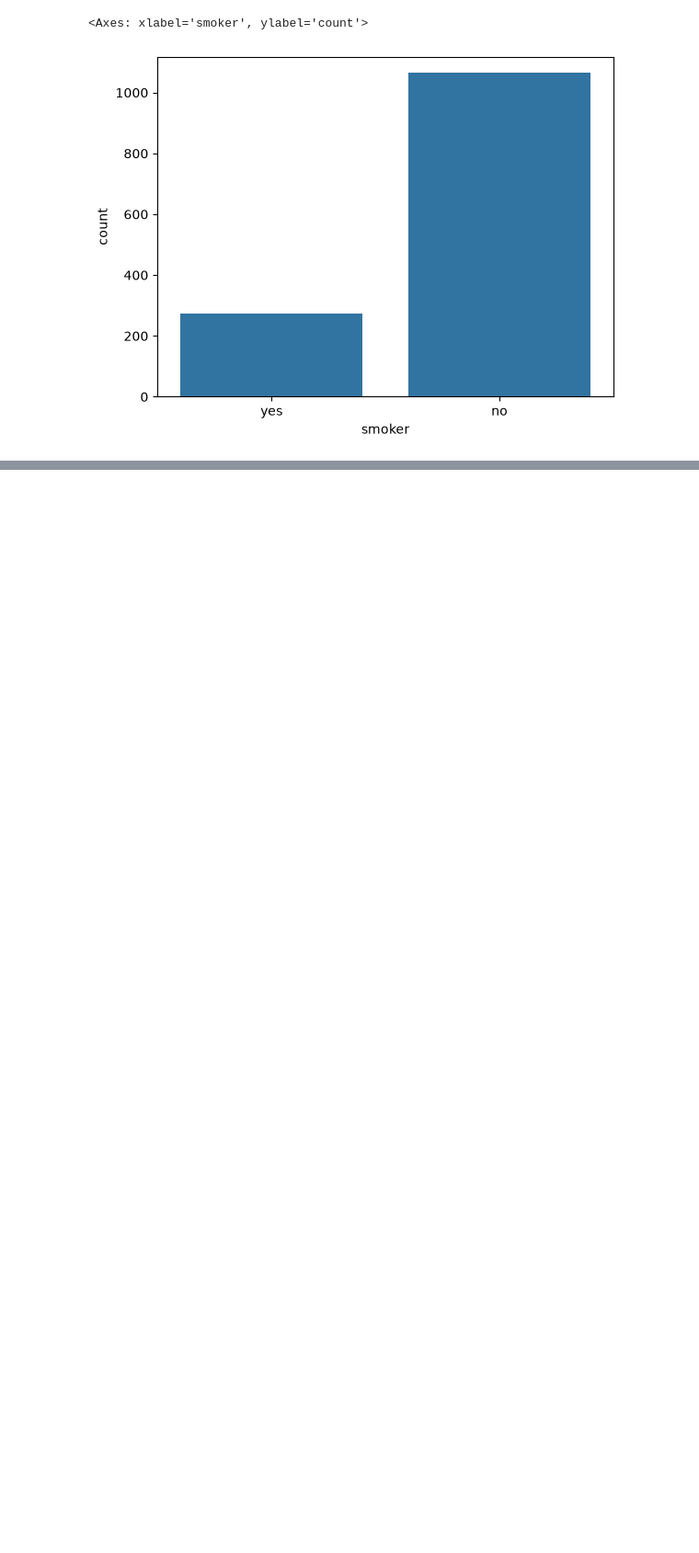
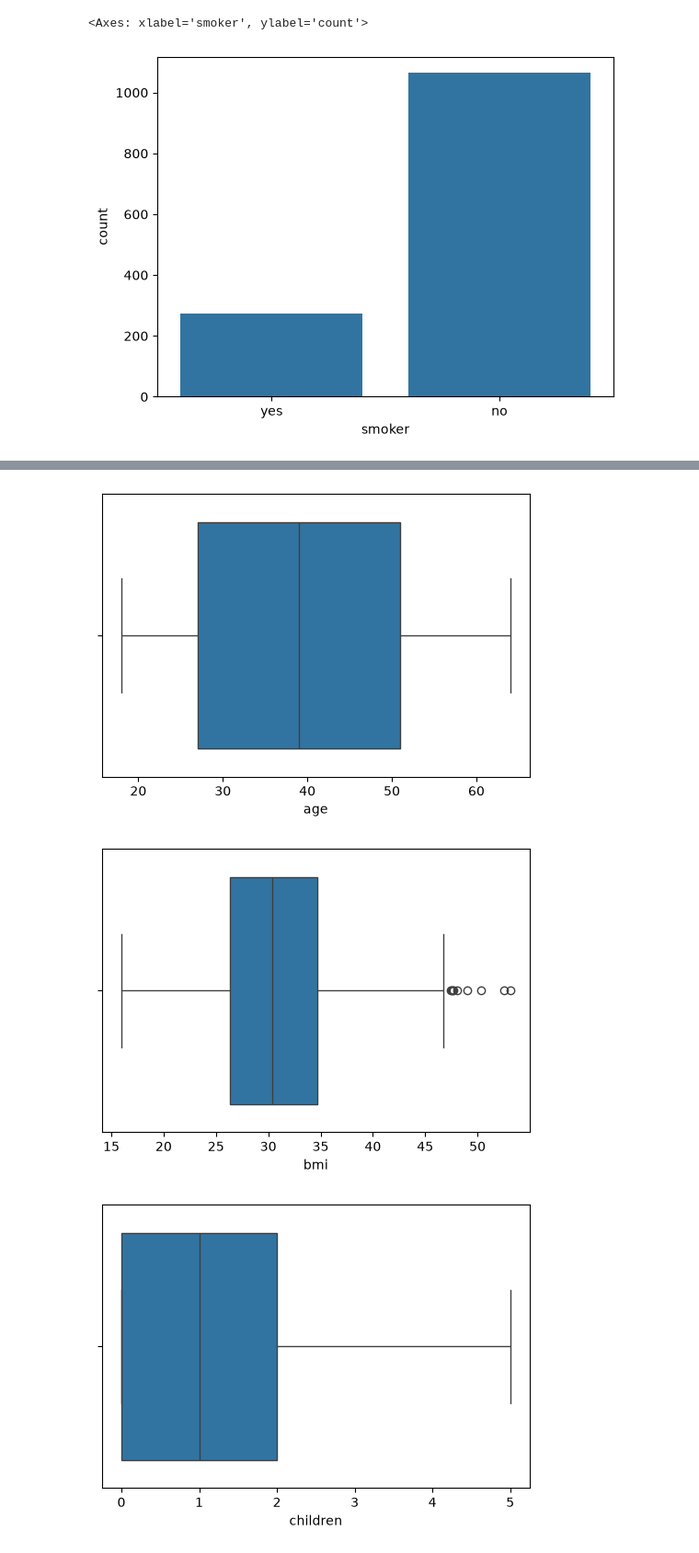
Before and after one commit to parvezs2442/Insurance-Charges-Prediction, a Jupyter notebook: Insurance_Charges_Prediction.ipynb, the cells around one changed output, grey strips where cells are left out. Shown at 92% size. Cells and saved outputs as stored; diff of their text form; code cells hidden in the pictures; blank space fills up the shorter version.

```diff
--- a/Insurance_Charges_Prediction.ipynb
+++ b/Insurance_Charges_Prediction.ipynb
@@ -161,0 +204,8 @@ sns.countplot(x = df['smoker'] )
+# %%
+for col in numeric_columns:
+    plt.figure(figsize=(6, 4))
+    sns.boxplot(x = df[col])
+# %% [output]
+[figure, added]
+[figure, added]
+[figure, added]
```
Also changed, not shown: parts of 6 cells of this notebook.
